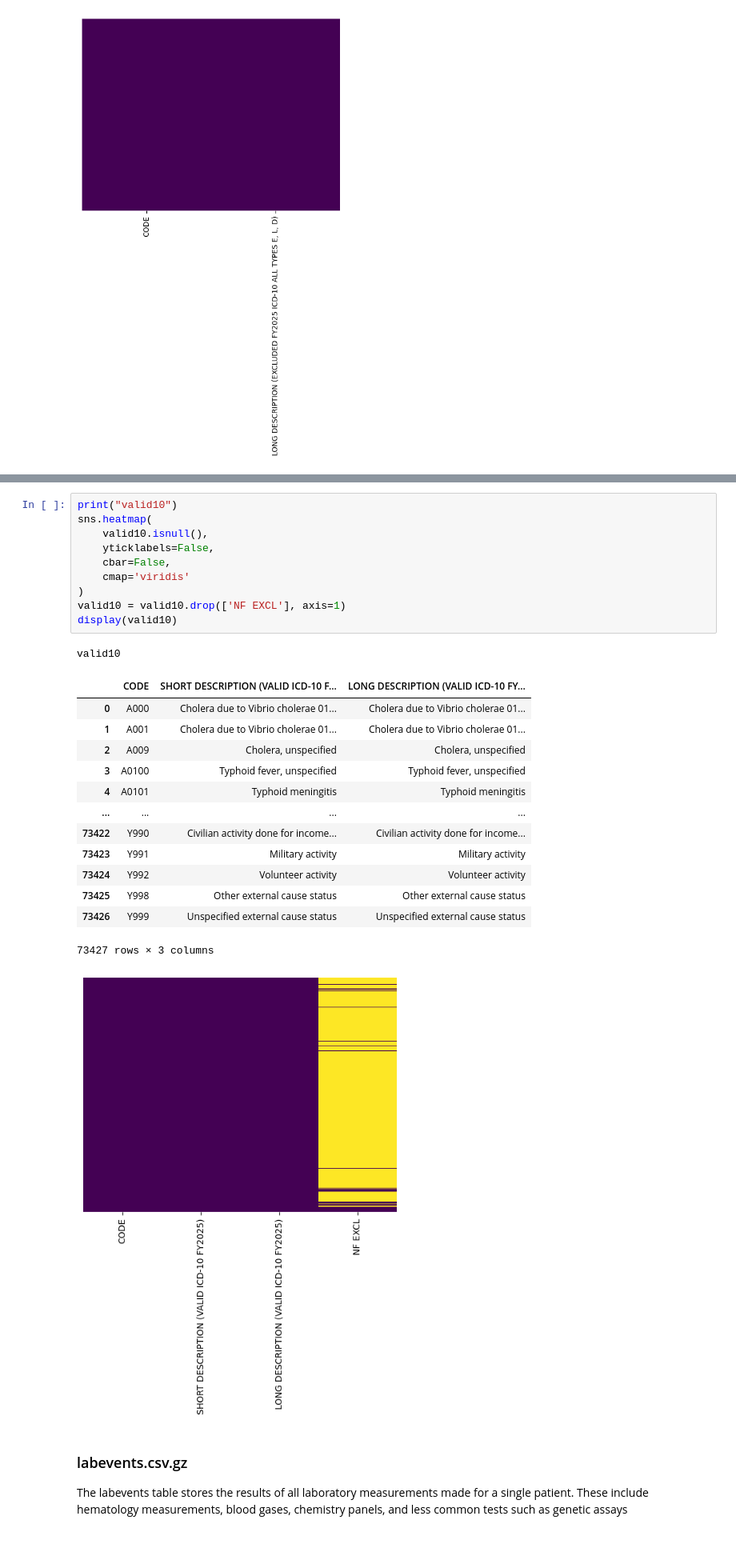
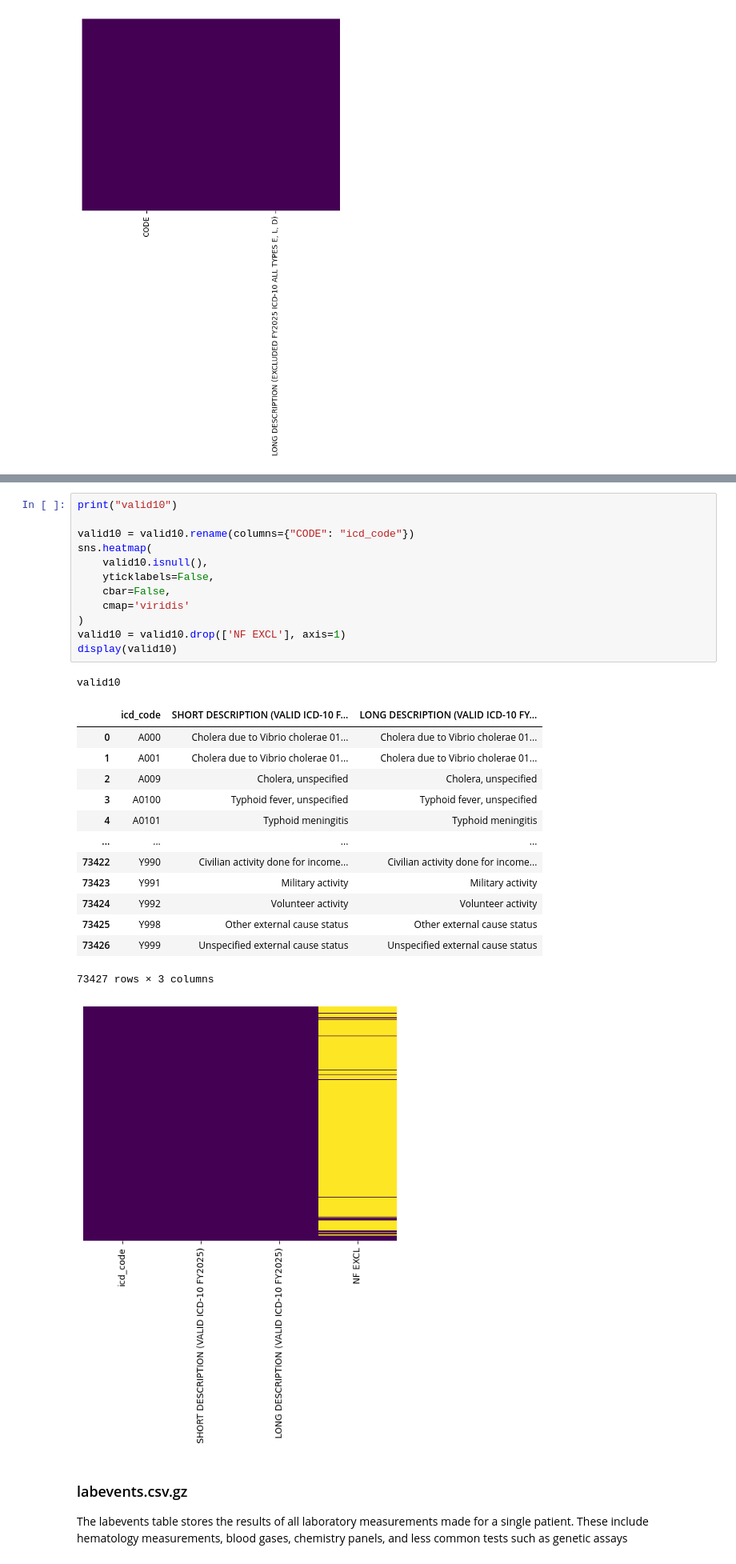
Before and after one commit to CatarinaCosta02/Master_Thesis, a Jupyter notebook: profiling/diagnosis.ipynb, the cells around one changed output, grey strips where cells are left out. Shown at 80% size. Saved outputs shown, nothing was run; the diff lists cells and outputs as text.

```diff
--- a/profiling/diagnosis.ipynb
+++ b/profiling/diagnosis.ipynb
@@ -388,29 +392,31 @@ valid9
 # %%
 print("valid10")
+
+valid10 = valid10.rename(columns={"CODE": "icd_code"})
 sns.heatmap(
     valid10.isnull(),
     yticklabels=False,
     cbar=False,
     cmap='viridis'
 )
 valid10 = valid10.drop(['NF EXCL'], axis=1)
 display(valid10)
 # %% [output]
 valid10
-|  | CODE | SHORT DESCRIPTION (VALID ICD-10 F... | LONG DESCRIPTION (VALID ICD-10 FY... |
+|  | icd_code | SHORT DESCRIPTION (VALID ICD-10 F... | LONG DESCRIPTION (VALID ICD-10 FY... |
 | 0 | A000 | Cholera due to Vibrio cholerae 01... | Cholera due to Vibrio cholerae 01... |
 | 1 | A001 | Cholera due to Vibrio cholerae 01... | Cholera due to Vibrio cholerae 01... |
 | 2 | A009 | Cholera, unspecified | Cholera, unspecified |
 | 3 | A0100 | Typhoid fever, unspecified | Typhoid fever, unspecified |
 | 4 | A0101 | Typhoid meningitis | Typhoid meningitis |
 | ... | ... | ... | ... |
 | 73422 | Y990 | Civilian activity done for income... | Civilian activity done for income... |
 | 73423 | Y991 | Military activity | Military activity |
 | 73424 | Y992 | Volunteer activity | Volunteer activity |
 | 73425 | Y998 | Other external cause status | Other external cause status |
 | 73426 | Y999 | Unspecified external cause status | Unspecified external cause status |
 73427 rows × 3 columns
-[figure, old version]
+[figure, new version]
 # %% [markdown]
 ### labevents.csv.gz
 
```
Also changed, not shown: parts of 13 cells of this notebook.
